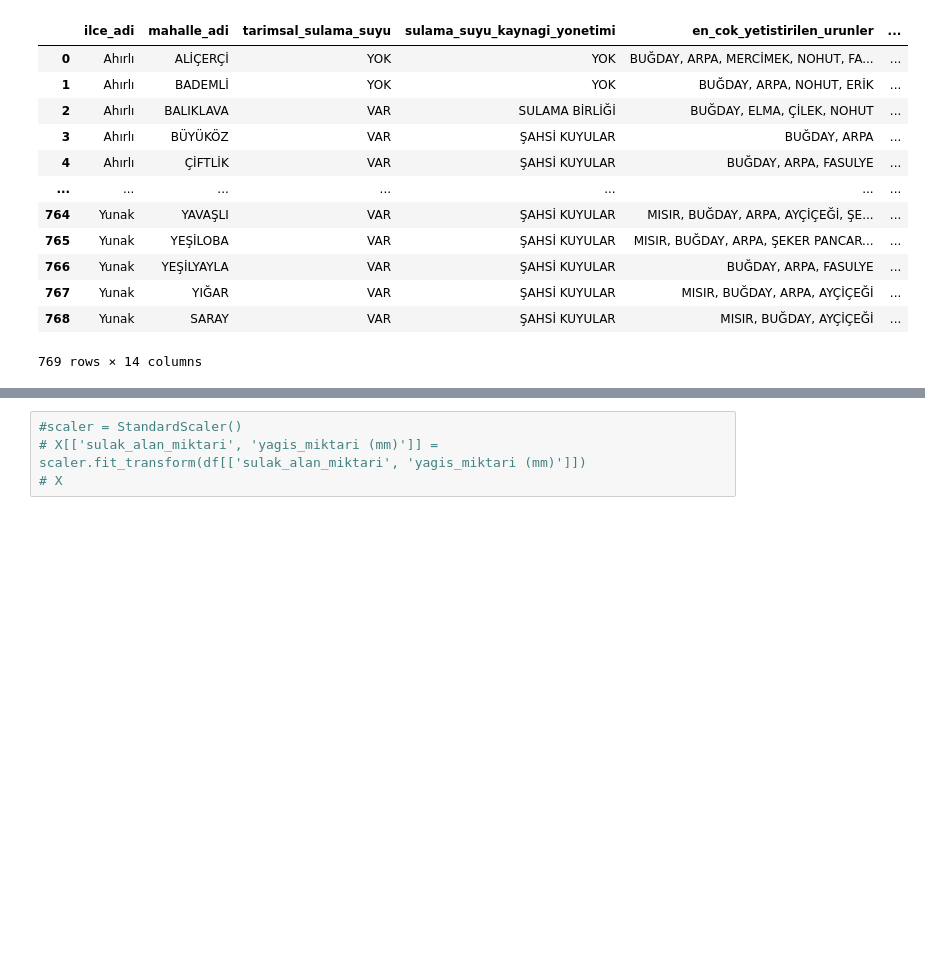
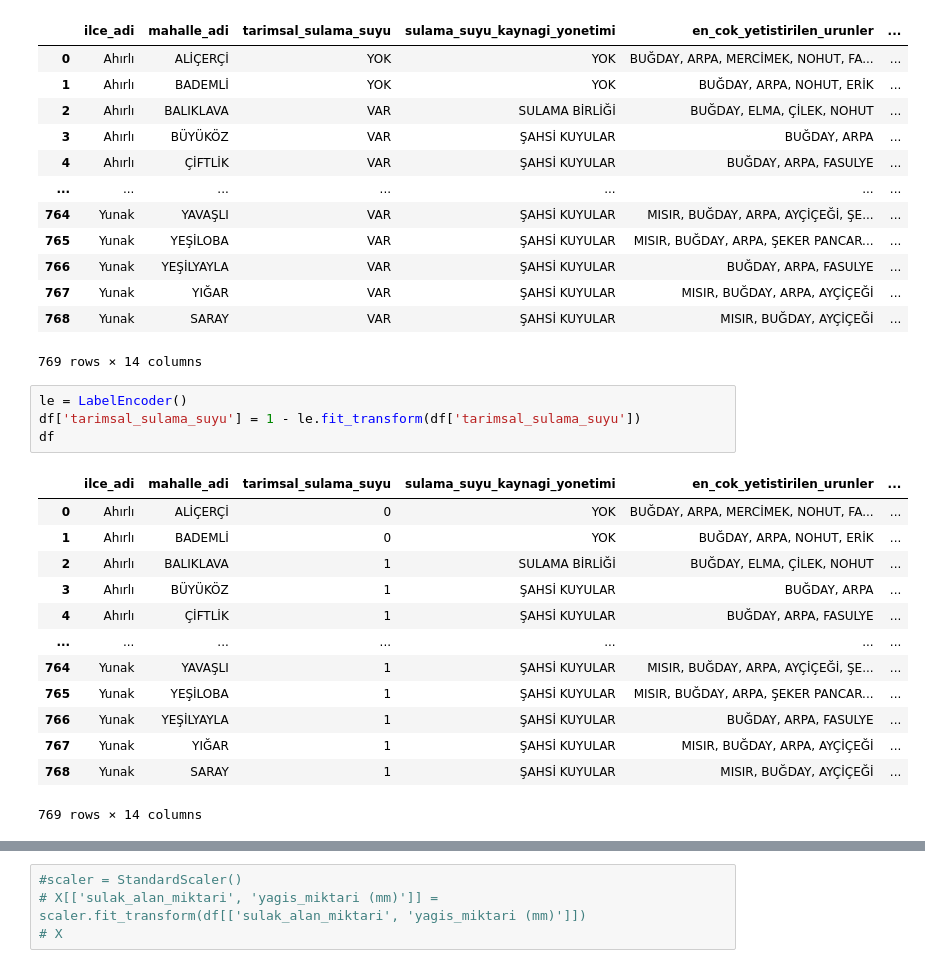
Before and after one commit to 418-Teapot-Crew/datathon, a Jupyter notebook: server/model.ipynb, the cells around one changed output, grey strips where cells are left out. Drawn from its saved outputs; the diff is of its cells as text; blank space fills up the shorter version.

```diff
--- a/server/model.ipynb
+++ b/server/model.ipynb
@@ -53,4 +69,22 @@ df
 | 767 | Yunak | YIĞAR | VAR | ŞAHSİ KUYULAR | MISIR, BUĞDAY, ARPA, AYÇİÇEĞİ | ... |
 | 768 | Yunak | SARAY | VAR | ŞAHSİ KUYULAR | MISIR, BUĞDAY, AYÇİÇEĞİ | ... |
 769 rows × 14 columns
+# %%
+le = LabelEncoder()
+df['tarimsal_sulama_suyu'] = 1 - le.fit_transform(df['tarimsal_sulama_suyu'])
+df
+# %% [output]
+|  | ilce_adi | mahalle_adi | tarimsal_sulama_suyu | sulama_suyu_kaynagi_yonetimi | en_cok_yetistirilen_urunler | ... |
+| 0 | Ahırlı | ALİÇERÇİ | 0 | YOK | BUĞDAY, ARPA, MERCİMEK, NOHUT, FA... | ... |
+| 1 | Ahırlı | BADEMLİ | 0 | YOK | BUĞDAY, ARPA, NOHUT, ERİK | ... |
+| 2 | Ahırlı | BALIKLAVA | 1 | SULAMA BİRLİĞİ | BUĞDAY, ELMA, ÇİLEK, NOHUT | ... |
+| 3 | Ahırlı | BÜYÜKÖZ | 1 | ŞAHSİ KUYULAR | BUĞDAY, ARPA | ... |
+| 4 | Ahırlı | ÇİFTLİK | 1 | ŞAHSİ KUYULAR | BUĞDAY, ARPA, FASULYE | ... |
+| ... | ... | ... | ... | ... | ... | ... |
+| 764 | Yunak | YAVAŞLI | 1 | ŞAHSİ KUYULAR | MISIR, BUĞDAY, ARPA, AYÇİÇEĞİ, ŞE... | ... |
+| 765 | Yunak | YEŞİLOBA | 1 | ŞAHSİ KUYULAR | MISIR, BUĞDAY, ARPA, ŞEKER PANCAR... | ... |
+| 766 | Yunak | YEŞİLYAYLA | 1 | ŞAHSİ KUYULAR | BUĞDAY, ARPA, FASULYE | ... |
+| 767 | Yunak | YIĞAR | 1 | ŞAHSİ KUYULAR | MISIR, BUĞDAY, ARPA, AYÇİÇEĞİ | ... |
+| 768 | Yunak | SARAY | 1 | ŞAHSİ KUYULAR | MISIR, BUĞDAY, AYÇİÇEĞİ | ... |
+769 rows × 14 columns
 # %%
```
Also changed, not shown: parts of 5 cells of this notebook, 8 other files.
